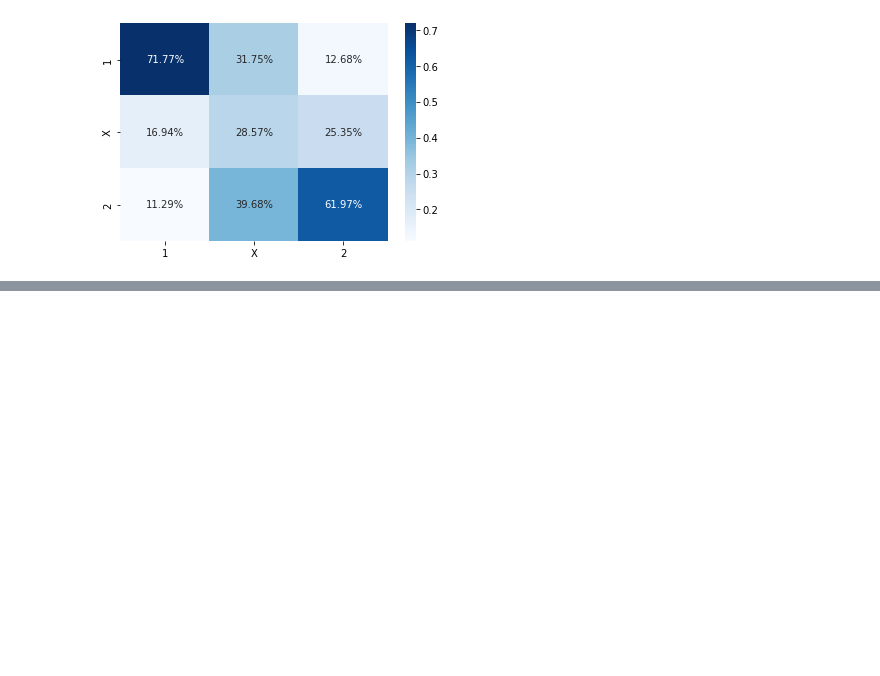
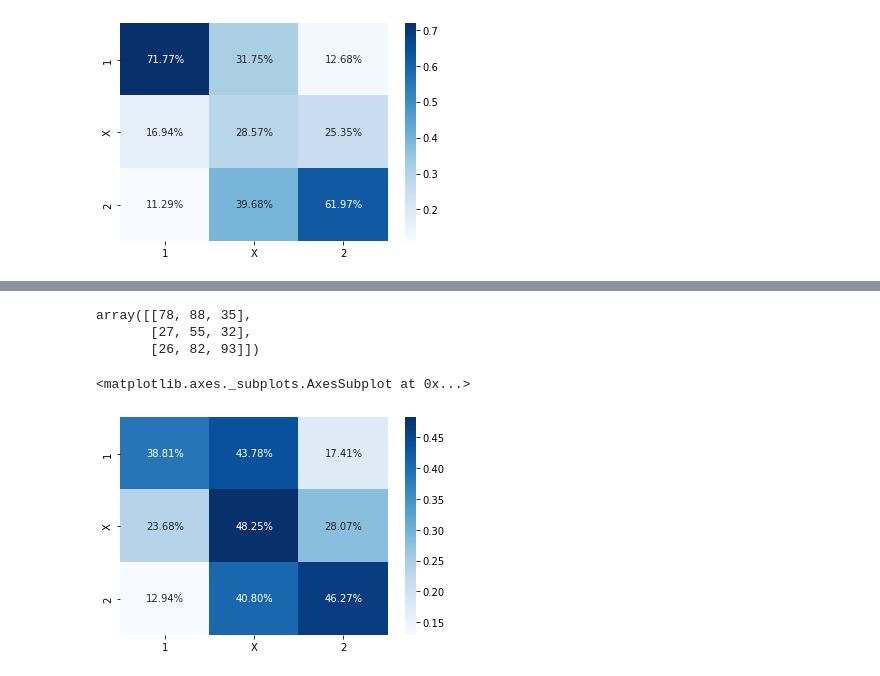
Before and after one commit to mebalint/hgt_m_csapat, a Jupyter notebook: hgt_football_project.ipynb, the cells around one changed output, grey strips where cells are left out. Cells and saved outputs as stored; diff of their text form; code cells hidden in the pictures; blank space fills up the shorter version.

```diff
--- a/hgt_football_project.ipynb
+++ b/hgt_football_project.ipynb
@@ -416,0 +481,3 @@ sns.heatmap(cf_matrix/np.repeat([np.sum(cf_matrix, axis=0)], 3, axis=0), annot=T
+# %%
+stat_df=stat_df[list(train_df.columns)]
+stat_df
@@ -416,0 +498,20 @@ sns.heatmap(cf_matrix/np.repeat([np.sum(cf_matrix, axis=0)], 3, axis=0), annot=T
+# %%
+y_home_true=matches_test_helper['home_goal'].values
+y_home_pred=clf_home.predict(stat_df.iloc[:,5:].values)
+# %%
+y_away_true=matches_test_helper['away_goal'].values
+y_away_pred=clf_away.predict(stat_df.iloc[:,5:].values)
+# %%
+# az eredmények confusion matrix-a
+cf_matrix=metrics.confusion_matrix(result(stat_df.iloc[:,2],stat_df.iloc[:,3]), result(np.round(y_home_pred), np.round(y_away_pred)), labels=['1', 'X', '2'])
+cf_matrix
+# %% [output]
+array([[78, 88, 35],
+       [27, 55, 32],
+       [26, 82, 93]])
+# %%
+# soronként, azaz az eredeti osztályozás szerint
+sns.heatmap(cf_matrix/np.repeat(np.sum(cf_matrix, axis=1), 3).reshape(3, 3), annot=True, fmt='.2%', cmap='Blues', xticklabels=['1', 'X', '2'], yticklabels=['1', 'X', '2'])
+# %% [output]
+<matplotlib.axes._subplots.AxesSubplot at 0x...>
+[figure, added]
```
Also changed, not shown: parts of 12 cells of this notebook.
